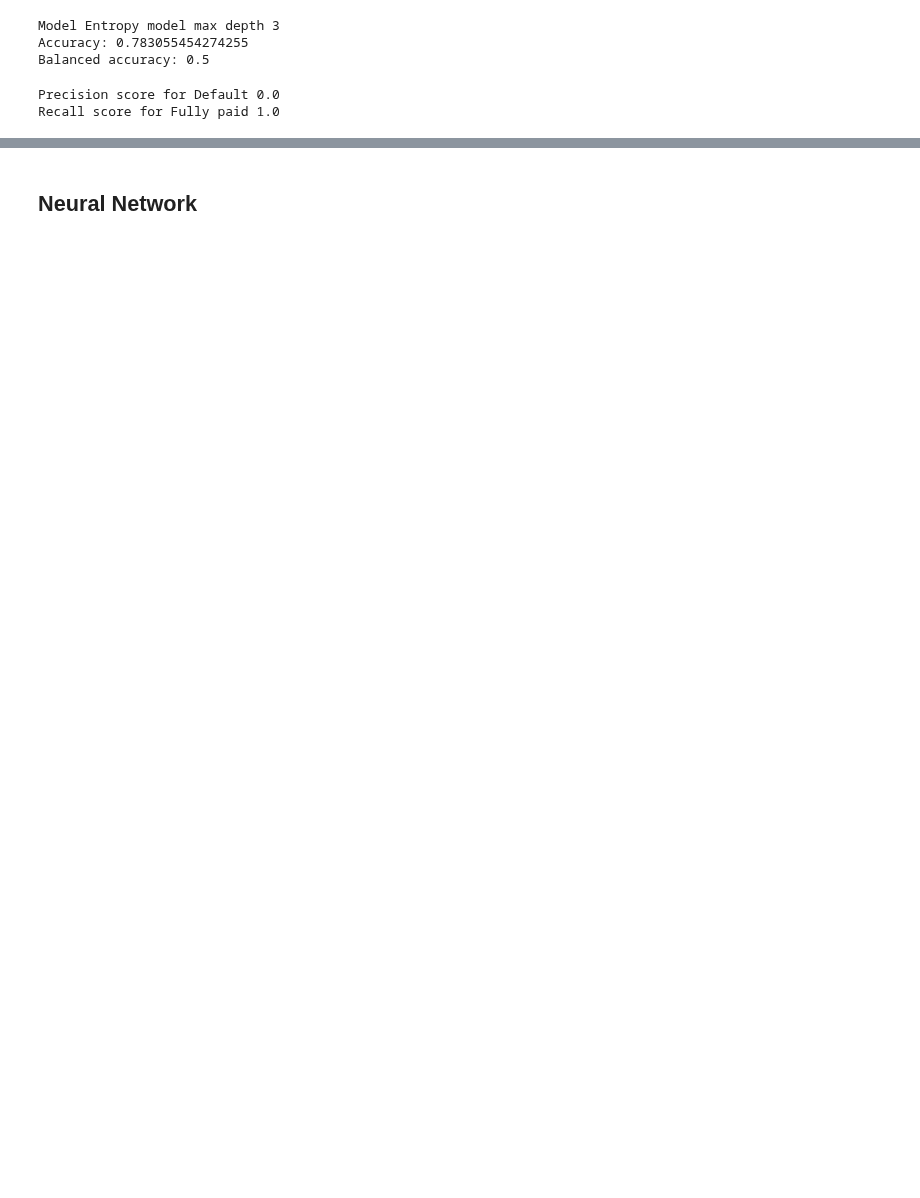
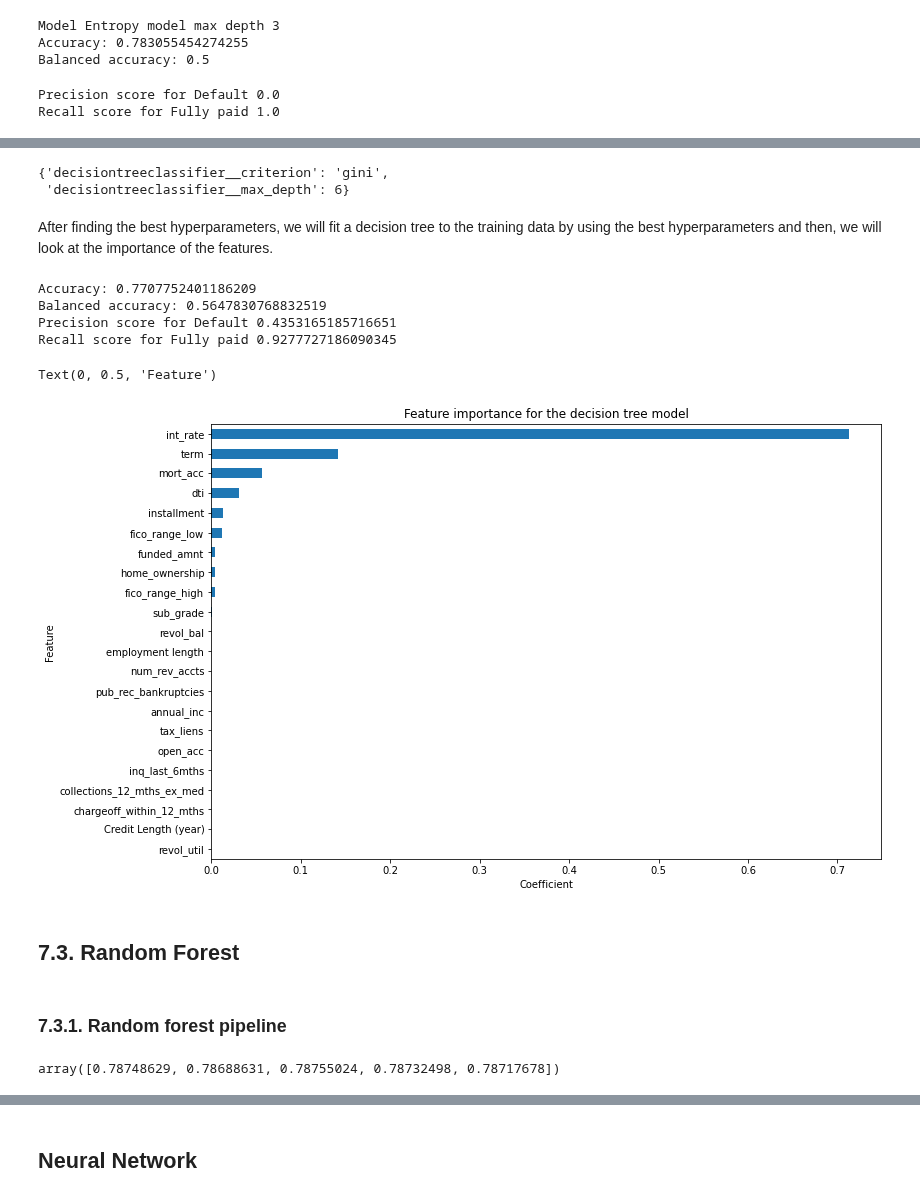
Before and after one commit to somayehY/SomayeYoussefi, a Jupyter notebook: LendingClub/LendingClub_preprocessing.ipynb, the cells around one changed output, grey strips where cells are left out. Saved outputs shown, nothing was run; the diff lists cells and outputs as text; code cells hidden in the pictures; blank space fills up the shorter version.

```diff
--- a/LendingClub/LendingClub_preprocessing.ipynb
+++ b/LendingClub/LendingClub_preprocessing.ipynb
@@ -321,0 +265,54 @@ weighted avg       0.61      0.78      0.69    361270
+# %%
+tree_grid_cv.best_params_
+# %% [output]
+{'decisiontreeclassifier__criterion': 'gini',
+ 'decisiontreeclassifier__max_depth': 6}
+# %% [markdown]
+After finding the best hyperparameters, we will fit a decision tree to the training data by using the best hyperparameters and then, we will look at the importance of the features.
+# %%
+BestTree = tree.DecisionTreeClassifier(criterion="gini", max_depth =6, random_state = 1234)
+pipeTreeBest = make_pipeline(MinMaxScaler(), BestTree)
+pipeTreeBest.fit(X_train, y_train)
+y_pred = BestTree.predict(X_test)
+y_pred = pd.Series(y_pred)
+
+print("Accuracy:", metrics.accuracy_score(y_test,y_pred))
+print("Balanced accuracy:", metrics.balanced_accuracy_score(y_test,y_pred))
+print('Precision score for Default' , metrics.precision_score(y_test,y_pred, pos_label = "Default"))
+print('Recall score for Fully paid' , metrics.recall_score(y_test,y_pred, pos_label = "Fully Paid"))
+# %% [output]
+Accuracy: 0.7707752401186209
+Balanced accuracy: 0.5647830768832519
+Precision score for Default 0.4353165185716651
+Recall score for Fully paid 0.9277727186090345
+# %%
+TreeFeatures =pd.DataFrame(BestTree.feature_importances_)
+TreeFeatures.index=X.columns
+TreeFeatures.columns=['Importance']
+# %%
+HO = TreeFeatures.loc['home_ownership_MORTGAGE':,:]
+HO = pd.DataFrame({'Importance': HO.mean()})
+HO.index = ['home_ownership']
+Emp = TreeFeatures.loc['emp_length_10+ years':'emp_length_< 1 year', :]
+Emp = pd.DataFrame({'Importance': Emp.mean()})
+Emp.index = ['employment length']
+Sub = TreeFeatures.loc['sub_grade_A2':'sub_grade_G5', :]
+sub = pd.DataFrame({'Importance': Sub.mean()})
+sub.index = ['sub_grade']
+term = pd.DataFrame({'Importance': TreeFeatures.loc['term_ 60 months',:]})
+term.index = ['term']
+
+TreeFeatures = pd.concat([TreeFeatures.loc[:'Credit Length (year)',:], term, HO, Emp, sub])
+# %%
+fig, ax=plt.subplots()
+TreeFeatures.sort_values(by='Importance').iloc[:, TreeFeatures.columns.get_loc('Importance')].plot(kind='barh', figsize=(12,8))
+ax.set_title('Feature importance for the decision tree model')
+ax.set_xlabel('Coefficient')
+ax.set_ylabel('Feature')
+# %% [output]
+Text(0, 0.5, 'Feature')
+[figure, added]
+# %% [markdown]
+## 7.3. Random Forest
+# %% [markdown]
+### 7.3.1. Random forest pipeline
@@ -321,0 +321,6 @@ weighted avg       0.61      0.78      0.69    361270
+# %%
+rf_default_cv_results = cross_validate(pipeRF, X_train, y_train, cv=5)
+rf_cv_scores = rf_default_cv_results['test_score']
+rf_cv_scores
+# %% [output]
+array([0.78748629, 0.78688631, 0.78755024, 0.78732498, 0.78717678])
```
Also changed, not shown: parts of 41 cells of this notebook.
